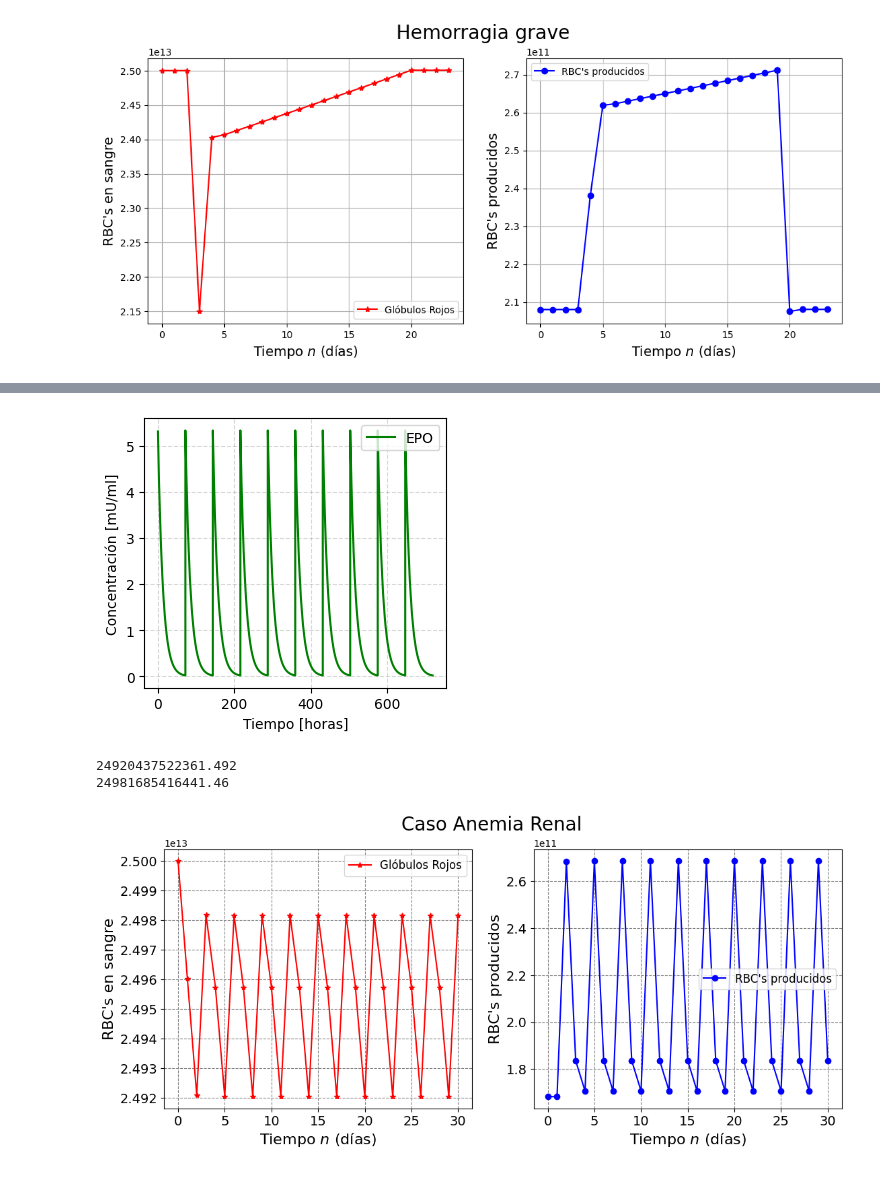
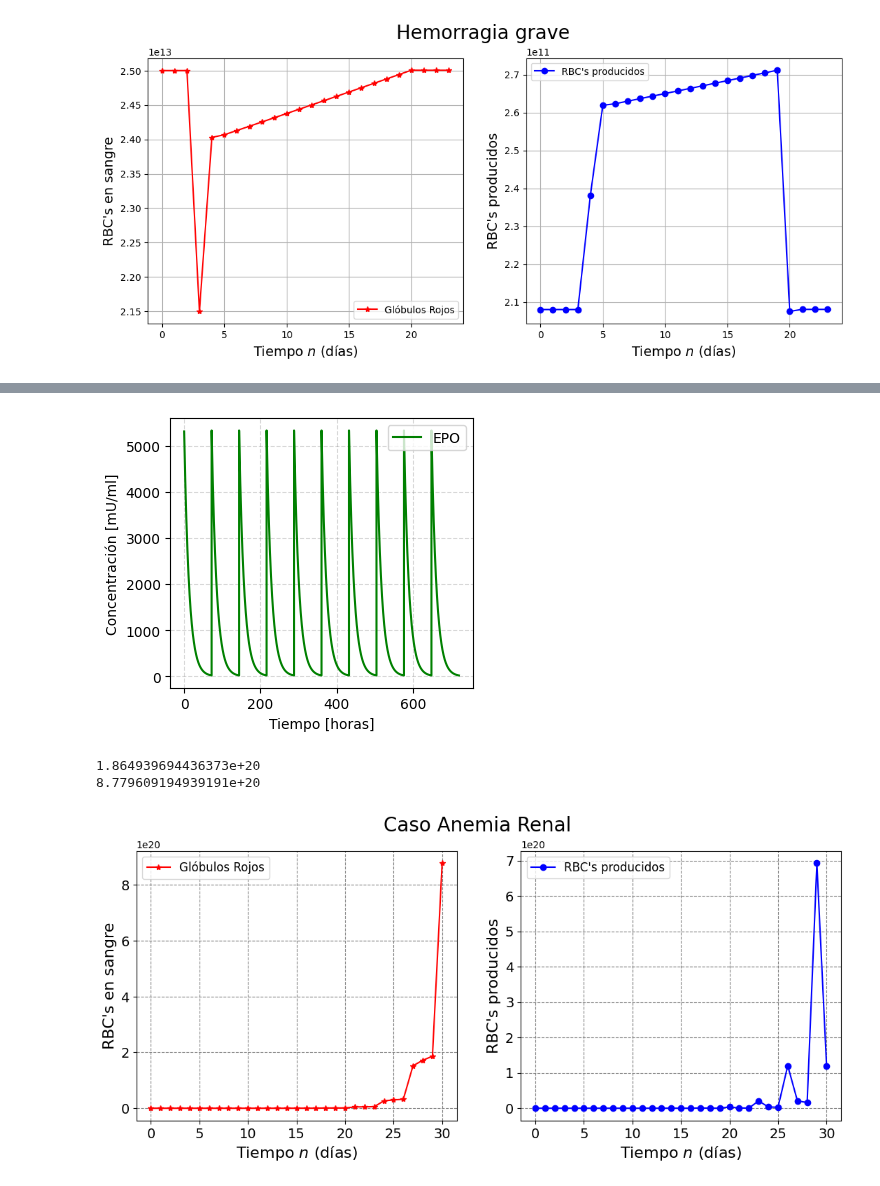
Before and after one commit to MiguelSC01/GraduationProject, a Jupyter notebook: Codigo/Tesis1[20].ipynb, the cells around one changed output, grey strips where cells are left out. Cells and saved outputs as stored; diff of their text form; code cells hidden in the pictures.

```diff
--- a/Codigo/Tesis1[20].ipynb
+++ b/Codigo/Tesis1[20].ipynb
@@ -459,8 +459,8 @@ n = 1
 ## Parámetros y condiciones iniciales
 t0 = 72 # Tiempo de cada dosis [horas].
 Kel = 0.077 # Constante de eliminación [1/horas]
-C0 = 0.975 # Concentración inicial fármaco [mU/ml]
-TF = 720*n #Tiempo total de tratamiento [horas]
+C0 = 975 # Concentración inicial fármaco [mU/ml]
+TF = t0*10*n #Tiempo total de tratamiento [horas]
 Ndosis = TF//t0 # Dividimos el tiempo final sobre el numero de dosis para saber cuantas dosis vamos a aplicar
 #-----
 t = np.arange(0,TF,0.01) # Tiempo total de simulación. OJO con la resolución que puede causar problemas en la gráfica
@@ -508,7 +508,7 @@ n = np.linspace(0,N,N+1) # lista de 0 a N (N+1 elementos)
 def fun(x,y,w,i):
     gr = (1-f)*x+y
     cm = w*f*x
-    g = (EPOe+z[2400*i])/EPOs
+    g = (EPOe+(z[2400*i]/1000))/(EPOs)
     return [gr,cm,g]
 
 x = np.zeros(N+1)
@@ -557,7 +556,7 @@ n = 1
 ## Parámetros y condiciones iniciales
 t0 = 72 # Tiempo de cada dosis [horas].
 Kel = 0.077 # Constante de eliminación [1/horas]
-C0 = 5.30744523 # Concentración inicial fármaco [mU/ml]
+C0 = 5.30744523*1000 # Concentración inicial fármaco [mU/ml]
 
 TF = 720*n #Tiempo total de tratamiento [horas]
 Ndosis = TF//t0 # Dividimos el tiempo final sobre el numero de dosis para saber cuantas dosis vamos a aplicar
@@ -606,41 +605,41 @@ n = np.linspace(0,N,N+1) # lista de 0 a N (N+1 elementos)
 def fun(x,y,w,i):
     gr = (1-f)*x+y
     cm = w*f*x
-    g = (EPOe+z[2400*(i)])/EPOs
+    g = (EPOe+(z[2400*(i)]/1000))/EPOs
     return [gr,cm,g]
 
 x = np.zeros(N+1)
 y = np.zeros(N+1)
 w = np.zeros(N+1)
 x[0]=x0
 y[0]=y0
 w[0]=gamma
 minimo = True
 for i in range(1,N+1):
     res = fun(x[i-1],y[i-1],w[i-1],i-1)
     x[i] = res[0]
     y[i] = res[1]
     w[i] = res[2]
 
 fig, (ax1, ax2) = plt.subplots(1, 2,figsize=(13,5))
 fig.suptitle('Caso Anemia Renal', fontsize='20')
 ax1.plot(n, x, color='red',marker='*',label='Glóbulos Rojos') # GlobRoj
 ax1.legend(fontsize='12')
 ax1.set_xlabel('Tiempo $n$ (días)',fontsize='16')
 ax1.set_ylabel('RBC\'s en sangre',fontsize='16')
 ax1.tick_params(labelsize=14)
 ax1.grid(color= 'grey',linestyle='--')
 ax2.plot(n, y, color='blue',marker='o',label='RBC\'s producidos') # CMH
 ax2.legend(fontsize='12')
 ax2.set_xlabel('Tiempo $n$ (días)',fontsize='16')
 ax2.set_ylabel('RBC\'s producidos',fontsize='16')
 ax2.tick_params(labelsize=14)
 ax2.grid(color= 'grey',linestyle='--')
 
 print(x[29])
 print(x[30])
 # %% [output]
-[figure, old version]
+[figure, new version]
-24920437522361.492
-24981685416441.46
+1.864939694436373e+20
+8.779609194939191e+20
-[figure, old version]
+[figure, new version]
```
Also changed, not shown: parts of 1 cell of this notebook, 4 other files.
